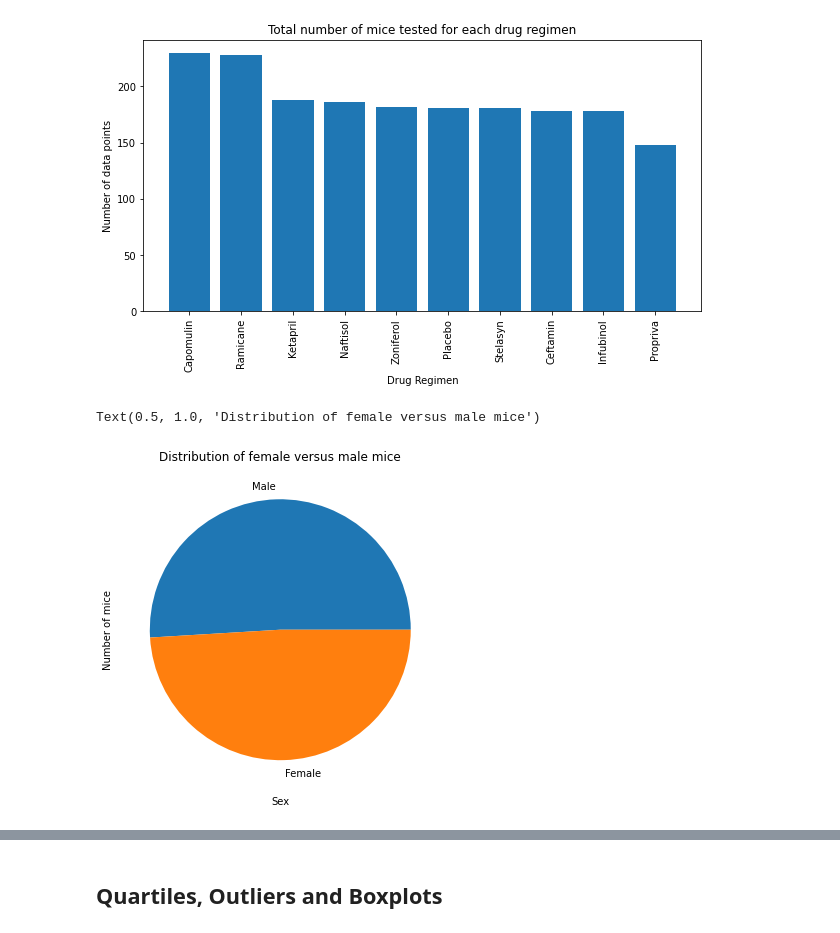
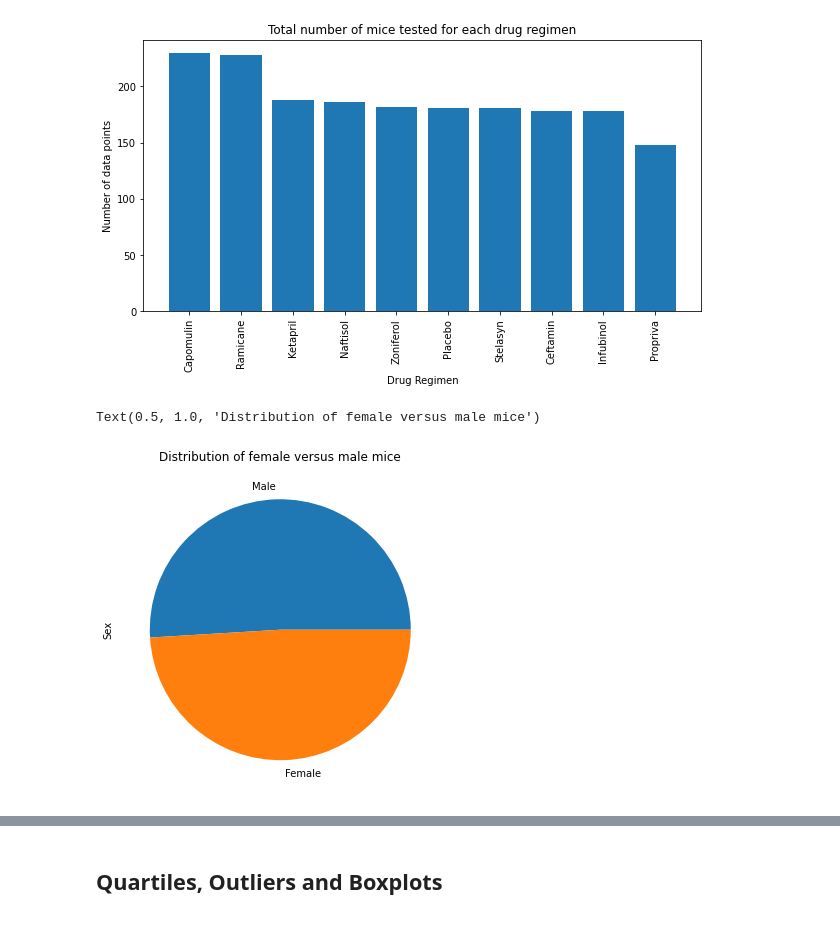
Before and after one commit to gnzamudio/Matplotlib-challenge, a Jupyter notebook: pymaceuticals_starter.ipynb, the cells around one changed output, grey strips where cells are left out. Drawn from its saved outputs; the diff is of its cells as text; code cells hidden in the pictures.

```diff
--- a/pymaceuticals_starter.ipynb
+++ b/pymaceuticals_starter.ipynb
@@ -187,15 +187,13 @@ plt.show()
 # %%
 # Generate a pie plot showing the distribution of female versus male mice using Pandas
 mouse_sex = clean_study_df["Sex"].value_counts()
 mouse_sex= pd.DataFrame(mouse_sex)
 
 pie_ms= mouse_sex.plot.pie(y="Sex",figsize= (6,6), legend= None)
 
-pie_ms.set_xlabel(xlabel="Sex")
-pie_ms.set_ylabel(ylabel="Number of mice")
 pie_ms.set_title("Distribution of female versus male mice")
 # %% [output]
 Text(0.5, 1.0, 'Distribution of female versus male mice')
-[figure, old version]
+[figure, new version]
 # %%
 # Generate a pie plot showing the distribution of female versus male mice using pyplot
```
Also changed, not shown: parts of 1 cell of this notebook.
